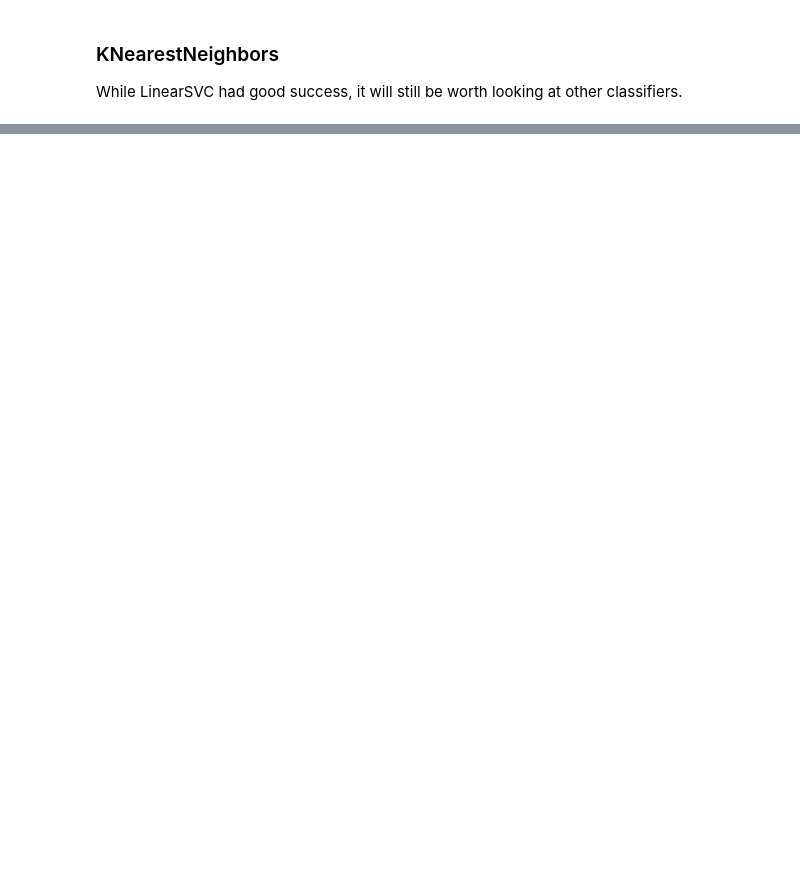
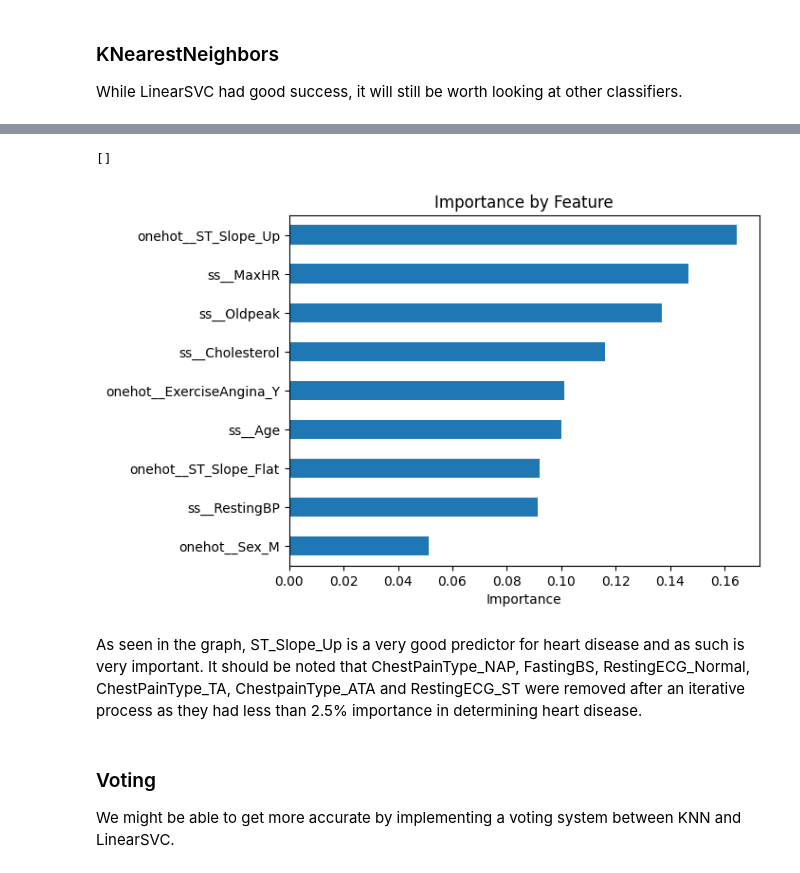
Before and after one commit to Garthalamu/MachineLearning-Project, a Jupyter notebook: program.ipynb, the cells around one changed output, grey strips where cells are left out. Cells and saved outputs as stored; diff of their text form; code cells hidden in the pictures; blank space fills up the shorter version.

```diff
--- a/program.ipynb
+++ b/program.ipynb
@@ -164,0 +203,18 @@ plt.show()
+# %%
+importance = pd.Series(gs_rfc_clf.best_estimator_.feature_importances_, index=gs_rfc_clf.best_estimator_.feature_names_in_)
+
+importance = importance.sort_values(ascending=True)
+
+importance.plot(kind='barh')
+plt.title("Importance by Feature")
+plt.xlabel("Importance")
+plt.plot()
+# %% [output]
+[]
+[figure, added]
+# %% [markdown]
+As seen in the graph, ST_Slope_Up is a very good predictor for heart disease and as such is very important.  It should be noted that ChestPainType_NAP, FastingBS, RestingECG_Normal, ChestPainType_TA, ChestpainType_ATA and RestingECG_ST were removed after an iterative process as they had less than 2.5% importance in determining heart disease.
+# %% [markdown]
+### Voting
+
+We might be able to get more accurate by implementing a voting system between KNN and LinearSVC.
```
Also changed, not shown: parts of 17 cells of this notebook.
